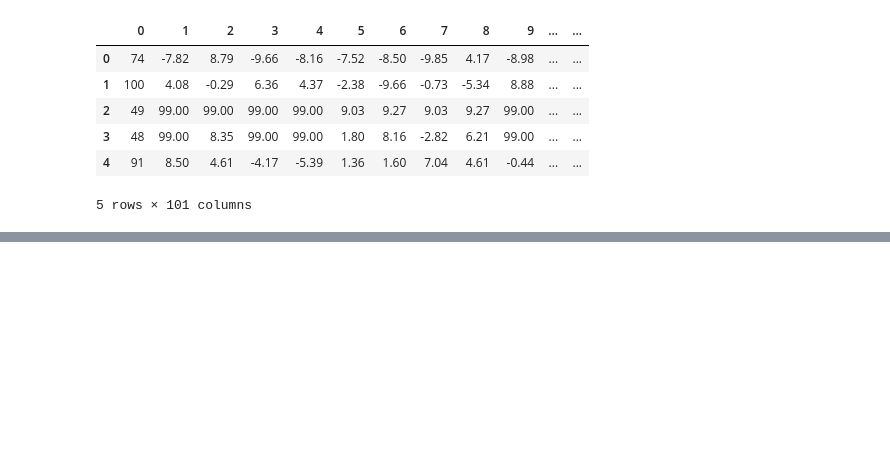
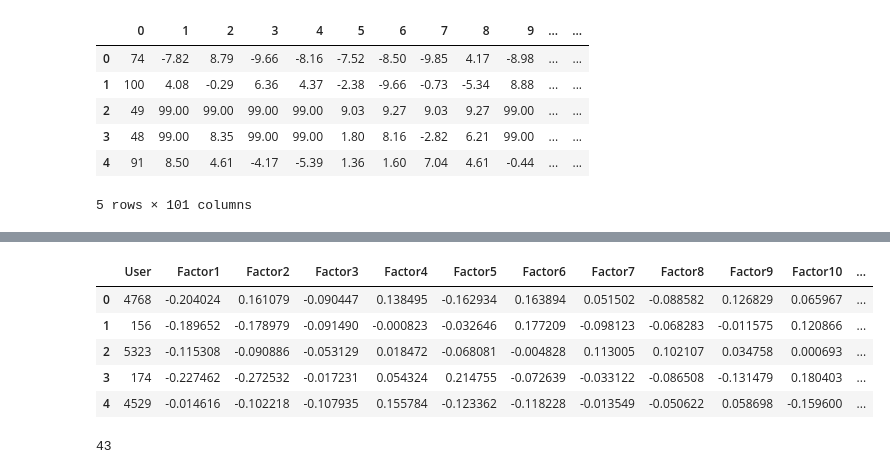
Before and after one commit to rigovm101/CE888_DataScience, a Jupyter notebook: Labs/lab6 - recommender/lab6.ipynb, the cells around one changed output, grey strips where cells are left out. Cells and saved outputs as stored; diff of their text form; code cells hidden in the pictures; blank space fills up the shorter version.

```diff
--- a/Labs/lab6 - recommender/lab6.ipynb
+++ b/Labs/lab6 - recommender/lab6.ipynb
@@ -42,0 +210,14 @@ data.replace(99, np.NaN)
+# %%
+users = pd.read_excel('movies_latent_factors.xlsx', sheet_name='Users')
+users.head()
+# %% [output]
+|  | User | Factor1 | Factor2 | Factor3 | Factor4 | Factor5 | Factor6 | Factor7 | Factor8 | Factor9 | Factor10 | ... |
+| 0 | 4768 | -0.204024 | 0.161079 | -0.090447 | 0.138495 | -0.162934 | 0.163894 | 0.051502 | -0.088582 | 0.126829 | 0.065967 | ... |
+| 1 | 156 | -0.189652 | -0.178979 | -0.091490 | -0.000823 | -0.032646 | 0.177209 | -0.098123 | -0.068283 | -0.011575 | 0.120866 | ... |
+| 2 | 5323 | -0.115308 | -0.090886 | -0.053129 | 0.018472 | -0.068081 | -0.004828 | 0.113005 | 0.102107 | 0.034758 | 0.000693 | ... |
+| 3 | 174 | -0.227462 | -0.272532 | -0.017231 | 0.054324 | 0.214755 | -0.072639 | -0.033122 | -0.086508 | -0.131479 | 0.180403 | ... |
+| 4 | 4529 | -0.014616 | -0.102218 | -0.107935 | 0.155784 | -0.123362 | -0.118228 | -0.013549 | -0.050622 | 0.058698 | -0.159600 | ... |
+# %%
+movies['Factor14'].idxmin()
+# %% [output]
+43
```
Also changed, not shown: parts of 21 cells of this notebook.
